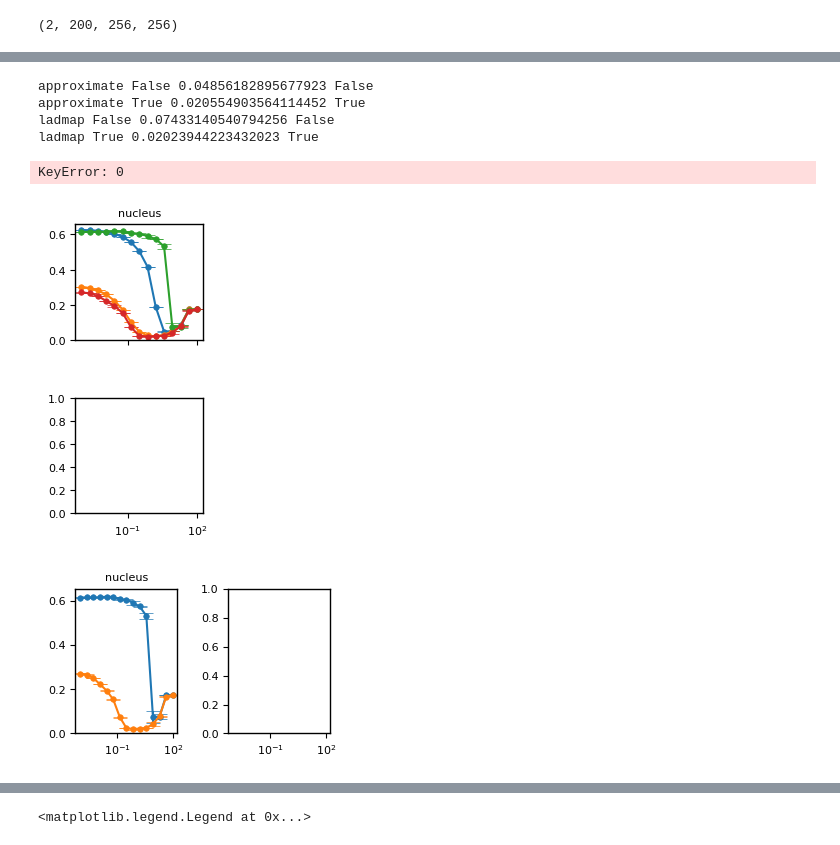
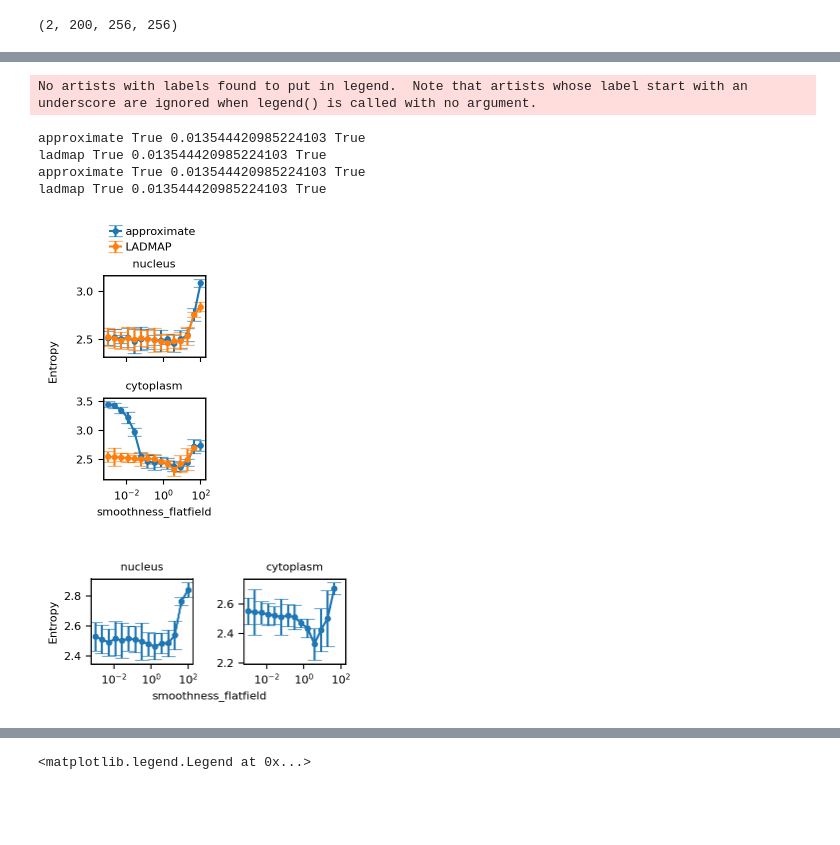
Before and after one commit to yfukai/BaSiCpy, a Jupyter notebook: misc_notebooks/analysis_for_publication/simulated_cells/003_plot.ipynb, the cells around one changed output, grey strips where cells are left out. Saved outputs shown, nothing was run; the diff lists cells and outputs as text; code cells hidden in the pictures; blank space fills up the shorter version.

Commit message:
plotting

```diff
--- a/misc_notebooks/analysis_for_publication/simulated_cells/003_plot.ipynb
+++ b/misc_notebooks/analysis_for_publication/simulated_cells/003_plot.ipynb
@@ -170,0 +143,6 @@ for channel_index in [nuc_channel_idx, cyto_channel_idx]:
+# %%
+df = parameters_df_wo_darks[nuc_channel_idx].query(
+    "fitting_mode=='ladmap' and use_weight==True"
+)
+df = df.sort_values("smoothness_flatfield").query("rep==0")
+df.index
@@ -190 +246,15 @@ gt_values
   'fourier_L0_norm': 0.19904959814197964}}
+# %%
+def to_autotune_cost(
+    entropy_value, n, fourier_l0_norm_threshold, fourier_l0_norm_cost_coef
+):
+    if n < fourier_l0_norm_threshold:
+        fourier_L0_norm_cost = 0
+    else:
+        fourier_L0_norm_cost = (
+            n - fourier_l0_norm_threshold
+        ) * fourier_l0_norm_cost_coef
+    return entropy_value + fourier_L0_norm_cost
+
+
+to_autotune_cost = np.vectorize(to_autotune_cost)
@@ -197,67 +375,70 @@ fig2, axes2 = plt.subplots(
 )
 for ax, ax2, channel_index in zip(axes, axes2, [nuc_channel_idx, cyto_channel_idx]):
     df = parameters_df_wo_darks[channel_index].query(
-        f"sort_intensity==False and channel_index=={channel_index}"
+        f"sort_intensity==False and channel_index=={channel_index} and use_weight==True"
     )
-    df = (
+    df2 = (
         df.groupby(["fitting_mode", "use_weight", "smoothness_flatfield"])
         .agg(["mean", "std"])
         .reset_index()
     )
-    for (fitting_mode, use_weight), grp in df.groupby(["fitting_mode", "use_weight"]):
+    for (fitting_mode, use_weight), grp in df2.groupby(["fitting_mode", "use_weight"]):
         xs = grp["smoothness_flatfield"]
-        ys = grp["mean_abs_error"]["mean"]
-        yerrs = grp["mean_abs_error"]["std"] * 2
+        ys = grp["entropy"]["mean"]
+        yerrs = grp["entropy"]["std"] * 2
         ax.errorbar(
             xs,
             ys,
             yerrs,
             fmt="o-",
-            label=f"{'LADMAP' if fitting_mode=='ladmap' else 'approximate'} {'w/' if use_weight else 'w/o'} weights",
+            label=f"{'LADMAP' if fitting_mode=='ladmap' else 'approximate'}",
         )
+
+        grp
+
         if fitting_mode == "ladmap":
             ax2.errorbar(
                 xs,
                 ys,
                 yerrs,
                 fmt="o-",
-                label=f"{'with' if use_weight else 'without'} weights",
+                # label=f"{'with' if use_weight else 'without'} weights",
             )
-        min_val = min(grp["mean_abs_error"]["mean"])
         print(fitting_mode, use_weight, min_val, min_val < 3e-2)
     for _ax in [ax, ax2]:
         _ax.set_xscale("log")
         # _ax.set_yscale("log")
-        _ax.set_ylim(0, None)
+        # _ax.set_ylim(0,None)
         _ax.set_title(
             {nuc_channel_idx: "nucleus", cyto_channel_idx: "cytoplasm"}[channel_index]
         )
-        _ax.axhline(gt_values[channel_index]["entropy"], color="gray", linestyle="--")
     # ax.axhline(2e-2)
-fig.supylabel("Mean absolute error", x=0.025, fontsize=8.0)
-axes2[0].set_ylabel("Mean absolute error", x=-0.2)
+fig.supylabel("Entropy", x=0.025, fontsize=8.0)
+axes2[0].set_ylabel("Entropy", x=-0.2)
 axes[1].set_xlabel("smoothness_flatfield")
 fig2.supxlabel("smoothness_flatfield", fontsize=8.0, y=0.025, x=0.55)
 
-axes[0].legend(loc="lower left", bbox_to_anchor=(-0.55, 1.2), handletextpad=0.4)
+axes[0].legend(loc="lower left", bbox_to_anchor=(0.0, 1.2), handletextpad=0.4)
 axes2[0].legend(
     loc="lower left",
     bbox_to_anchor=(0.0, 1.2),
     handletextpad=0.4,
     ncols=2,
     columnspacing=0.5,
 )
 
+# axes[0].axhline(gt_values[nuc_channel_idx]["entropy"], color="gray")
+
 fig.subplots_adjust(left=0.35, right=0.95, top=0.75, bottom=0.15)
 fig2.subplots_adjust(left=0.2, right=0.95, top=0.75, bottom=0.25)
 
-save_and_copy_fig(fig, "figS_simulated_images_flatfield_error_all")
-save_and_copy_fig(fig2, "fig2b_simulated_images_flatfield_error")
+save_and_copy_fig(fig, "figS_simulated_images_flatfield_entropy_all")
+save_and_copy_fig(fig2, "fig2c_simulated_images_flatfield_entropy")
 # %% [output]
-approximate False 0.04856182895677923 False
-approximate True 0.020554903564114452 True
-ladmap False 0.07433140540794256 False
-ladmap True 0.02023944223432023 True
+No artists with labels found to put in legend.  Note that artists whose label start with an underscore are ignored when legend() is called with no argument.
-KeyError: 0
+approximate True 0.013544420985224103 True
+ladmap True 0.013544420985224103 True
+approximate True 0.013544420985224103 True
+ladmap True 0.013544420985224103 True
-[figure, old version]
+[figure, new version]
-[figure, old version]
+[figure, new version]
```
Also changed, not shown: parts of 16 cells of this notebook, 8 other files.
